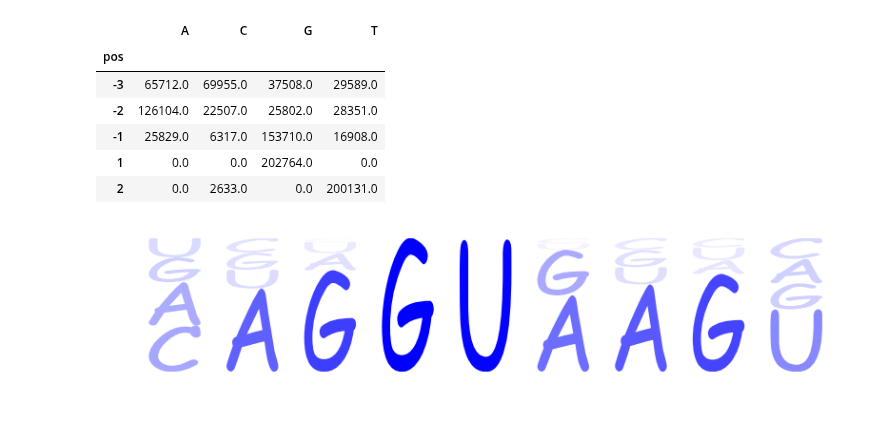
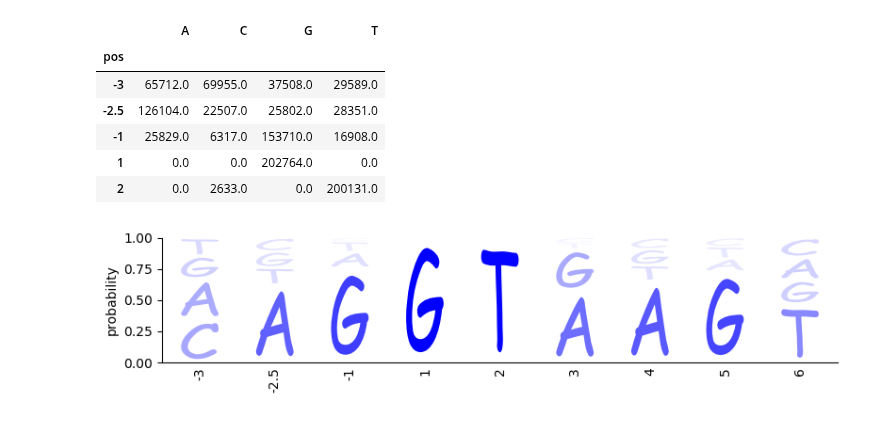
Before and after one commit to jbkinney/logomaker, a Jupyter notebook: splicesite_logo.ipynb, the cells around one changed output. Drawn from its saved outputs; the diff is of its cells as text; code cells hidden in the pictures.

```diff
--- a/splicesite_logo.ipynb
+++ b/splicesite_logo.ipynb
@@ -21,31 +21,30 @@ counts_list = list(df_GT.iloc[:,0]) + list(df_GC.iloc[:,0])
 counts_mat = logomaker.load_alignment(sequences=seq_list,
                                       sequence_counts=counts_list,
                                       characters='ACGT',
-                                      positions=[-3,-2,-1,1,2,3,4,5,6])
+                                      positions=['-3','-2.5','-1','1','2','3','4','5','6'])
 counts_mat.head()
 # %% [output]
 |  | A | C | G | T |
 | pos |  |  |  |  |
 | -3 | 65712.0 | 69955.0 | 37508.0 | 29589.0 |
-| -2 | 126104.0 | 22507.0 | 25802.0 | 28351.0 |
+| -2.5 | 126104.0 | 22507.0 | 25802.0 | 28351.0 |
 | -1 | 25829.0 | 6317.0 | 153710.0 | 16908.0 |
 | 1 | 0.0 | 0.0 | 202764.0 | 0.0 |
 | 2 | 0.0 | 2633.0 | 0.0 | 200131.0 |
 # %%
 # Make all logo types
 logo = logomaker.make_logo(counts_mat, logo_type='probability',
-                           characters=logomaker.to_RNA,
                           font_family='fantasy',
                           use_transparency=True,
                           colors='blue',
                           stack_order='small_on_top',
-                          axes_style='naked',
-                          hpad=.5)
+                          hpad=1,
+                          vpad=.2)
 
 # Draw logos
 fig, ax = plt.subplots(figsize=[8,2])
 logo.draw(ax)
 
 fig.tight_layout()
 # %% [output]
-[figure, old version]
+[figure, new version]
```
Also changed, not shown: 5 other files.
